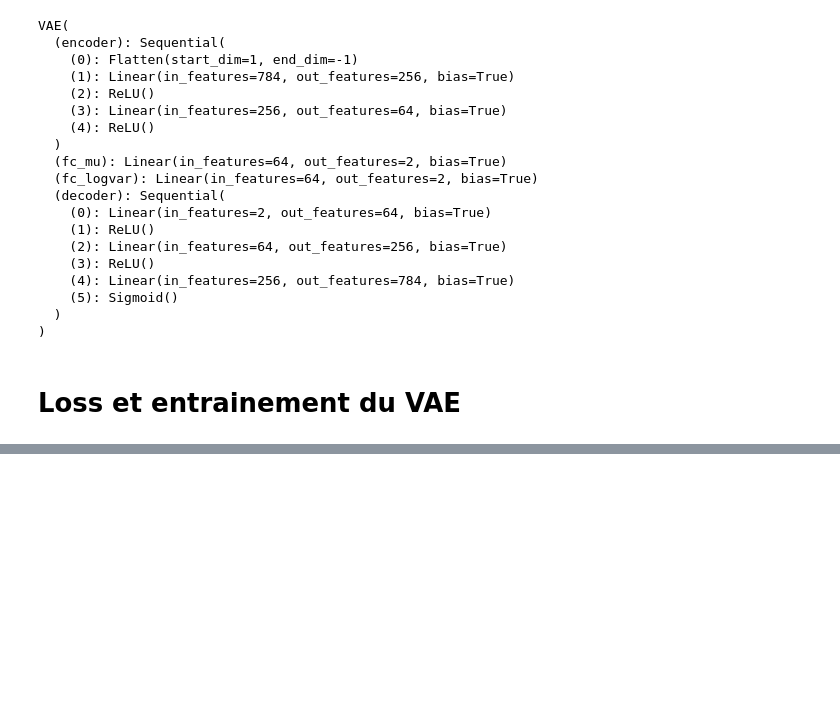
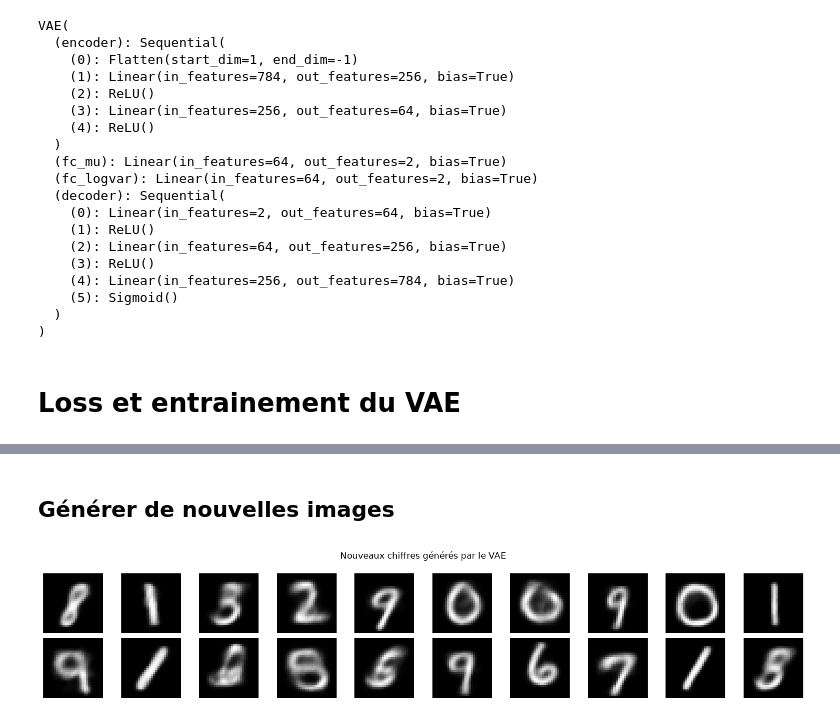
Before and after one commit to dounia1230/models_generatifs, a Jupyter notebook: lab.ipynb, the cells around one changed output, grey strips where cells are left out. Drawn from its saved outputs; the diff is of its cells as text; code cells hidden in the pictures; blank space fills up the shorter version.

```diff
--- a/lab.ipynb
+++ b/lab.ipynb
@@ -480,0 +619,21 @@ VAE(
+# %% [markdown]
+##  Générer de nouvelles images
+# %%
+# Générer de nouvelles images
+vae.eval()
+
+with torch.no_grad():
+    z = torch.randn(20, 2).to(device)
+    samples = vae.decode(z).cpu()
+
+fig, axes = plt.subplots(2, 10, figsize=(15, 3))
+
+for i, ax in enumerate(axes.flat):
+    ax.imshow(samples[i].squeeze(), cmap="gray")
+    ax.axis("off")
+
+plt.suptitle("Nouveaux chiffres générés par le VAE")
+plt.tight_layout()
+plt.show()
+# %% [output]
+[figure, added]
```
Also changed, not shown: parts of 8 cells of this notebook.
